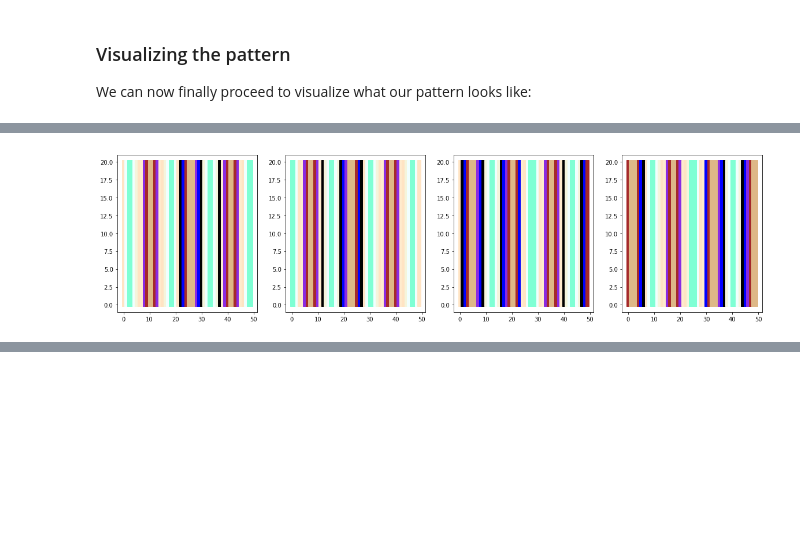
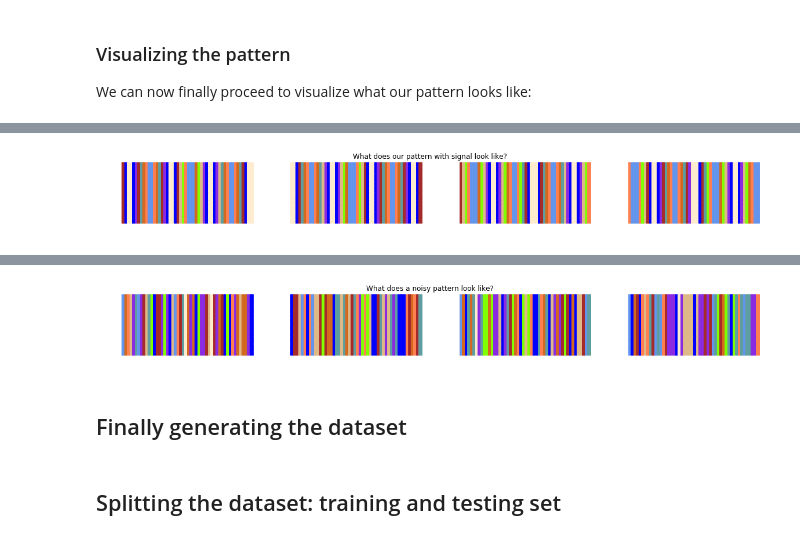
Before and after one commit to LucaCappelletti94/Master-in-Bioinformatics-and-Functional-genomics, a Jupyter notebook: CNN.ipynb, the cells around one changed output, grey strips where cells are left out. Drawn from its saved outputs; the diff is of its cells as text; code cells hidden in the pictures; blank space fills up the shorter version.

```diff
--- a/CNN.ipynb
+++ b/CNN.ipynb
@@ -24,6 +65,9 @@ We will create the pattern's dataset as in the MLP lesson, by creating an *unkno
 # %%
 def black_box(x:np.ndarray)->np.ndarray:
     return np.round((3*np.sin(x))**2).astype(int)
+# %%
+def noise(x:np.ndarray)->np.ndarray:
+    return np.round(np.random.uniform(low=0, high=9, size=x.size)).astype(int)
 # %% [markdown]
 ### What does our signal look like?
 Keeping in mind that the signal is actually unknown, to help understanding the data we can plot the `black_box` function:
@@ -44,6 +103,6 @@ plt.show()
 ## Creating the pattern
 Now we can convert the signal into a repeating pattern:
 # %%
-def pattern(window:int, MAX:int=10):
-    return 3+black_box(np.linspace(MAX*(window-1), MAX*window, num=50))
+def pattern(window:int, callback:Callable, MAX:int=10):
+    return 8+callback(np.linspace(MAX*(window-1), MAX*window, num=50))
 # %%
@@ -57,18 +116,25 @@ We can now finally proceed to visualize what our pattern looks like:
 # %%
 colors = list(cnames)
 
 def get_color(i:int):
     return colors[i]
 
 def plot_pattern(pattern, ax=plt):
+    ax.set_axis_off()
     for i, c in enumerate(pattern):
-        for j in np.linspace(0,20):
+        for j in np.linspace(0,10, num=16):
             ax.plot(i, j, "s", color=get_color(c))
 
-_, axes = plt.subplots(1, 4, figsize=(20,5))
+_, axes = plt.subplots(1, 4, figsize=(20,2))
 for i in tqdm(range(4)):
-    plot_pattern(pattern(i), axes[i])
+    plot_pattern(pattern(i, black_box), axes[i])
+plt.suptitle("What does our pattern with signal look like?")
 plt.show()
+_, axes = plt.subplots(1, 4, figsize=(20,2))
+for i in tqdm(range(4)):
+    plot_pattern(pattern(i, noise), axes[i])
+plt.suptitle("What does a noisy pattern look like?")
+plt.show()
 # %% [output]
 [interactive output not drawn]
-[figure, old version]
+[figure, new version]
@@ -74,0 +142,3 @@ plt.show()
+[figure, added]
+# %% [markdown]
+## Finally generating the dataset
@@ -74,0 +164,2 @@ plt.show()
+# %% [markdown]
+## Splitting the dataset: training and testing set
```
Also changed, not shown: parts of 36 cells of this notebook, 6 other files.
